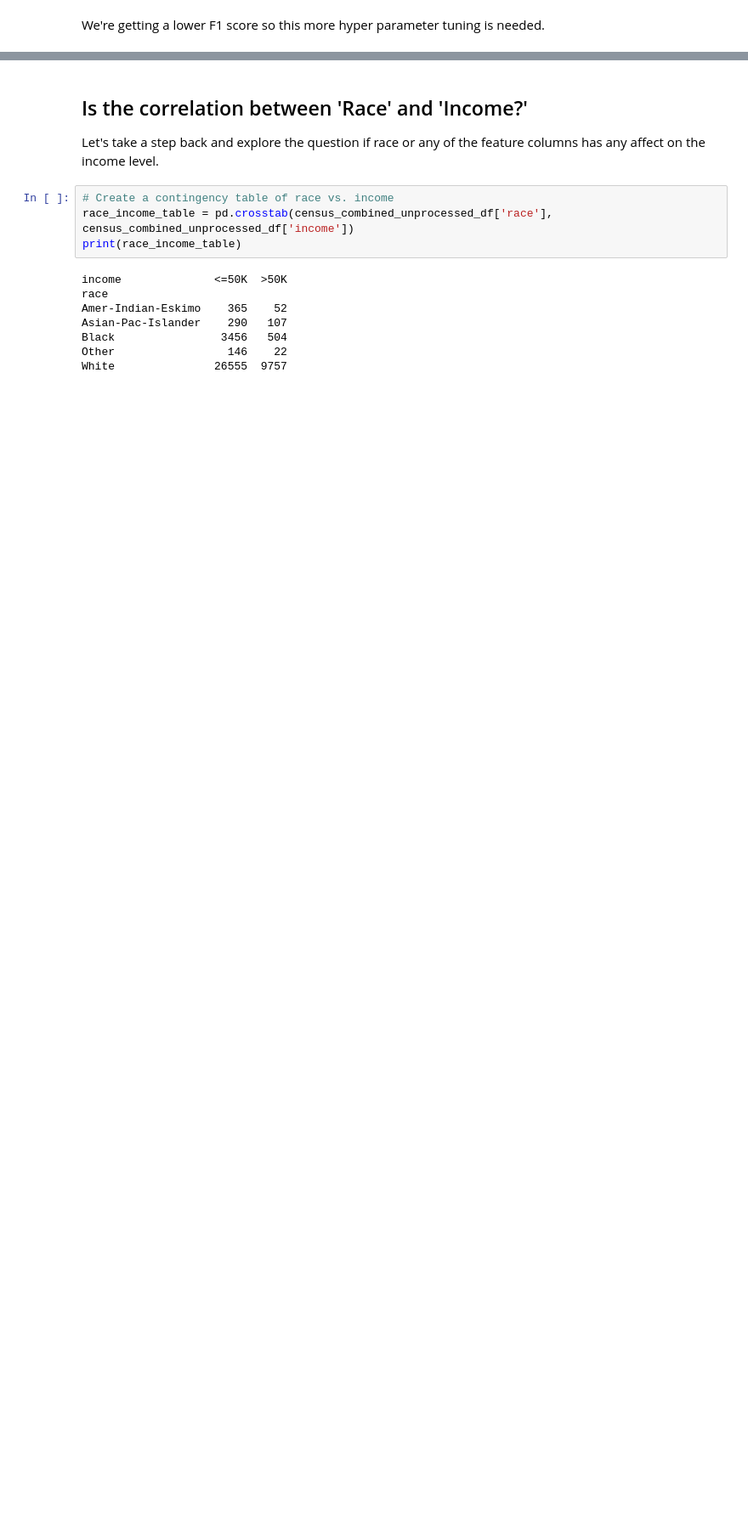
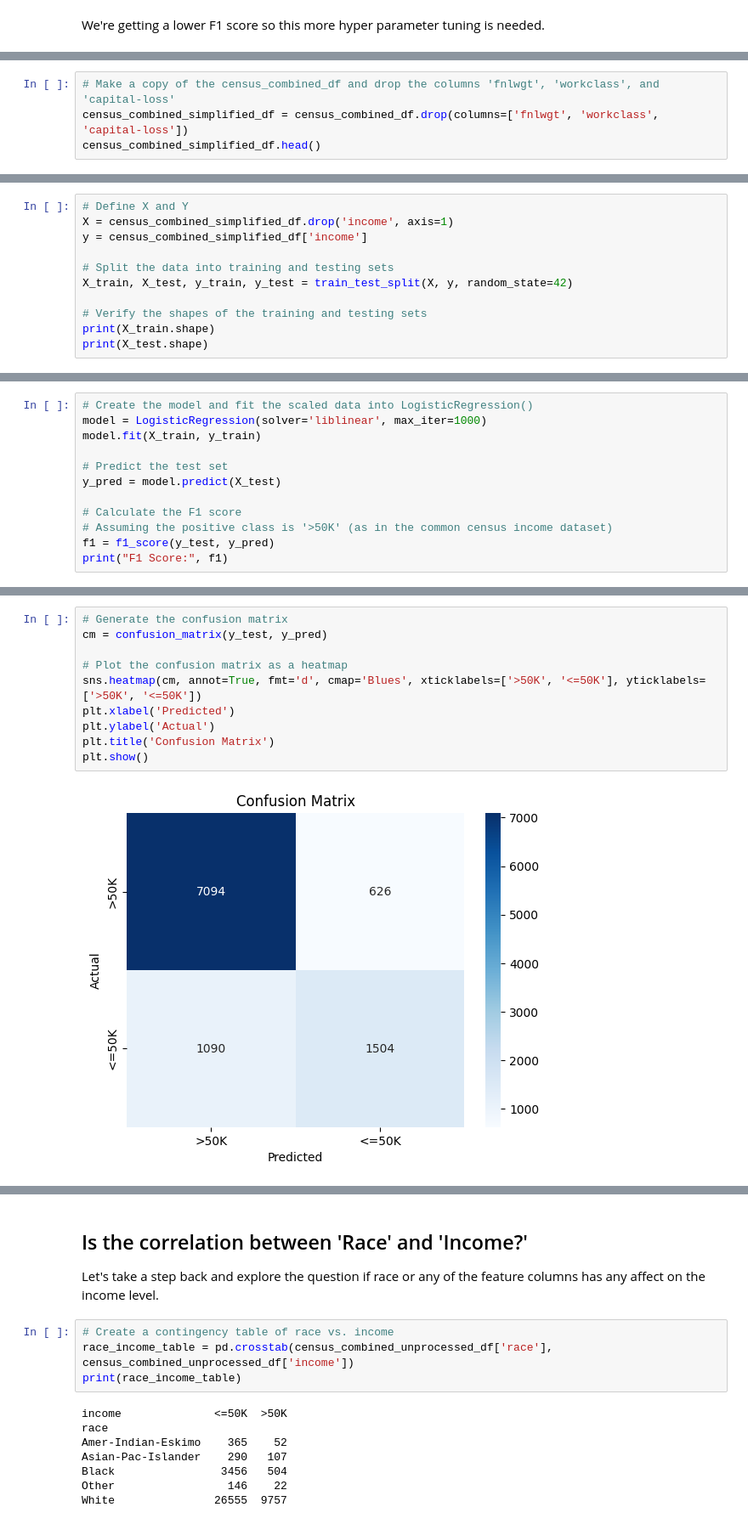
Before and after one commit to AIBC2024/Group-2-Census-Income, a Jupyter notebook: Group_2_Census_Income_ML_Model.ipynb, the cells around one changed output, grey strips where cells are left out. Shown at 85% size. Drawn from its saved outputs; the diff is of its cells as text; blank space fills up the shorter version.

Commit message:
dropped the smallest coefficients from the logistic regression model and run different models to improve F1 score. Added correlation matrix and rearranged something to increase better notebook flow.

```diff
--- a/Group_2_Census_Income_ML_Model.ipynb
+++ b/Group_2_Census_Income_ML_Model.ipynb
@@ -932,0 +962,4 @@ We're getting a lower F1 score so this more hyper parameter tuning is needed.
+# %%
+# Make a copy of the census_combined_df and drop the columns 'fnlwgt', 'workclass', and 'capital-loss'
+census_combined_simplified_df = census_combined_df.drop(columns=['fnlwgt', 'workclass', 'capital-loss'])
+census_combined_simplified_df.head()
@@ -932,0 +975,11 @@ We're getting a lower F1 score so this more hyper parameter tuning is needed.
+# %%
+# Define X and Y
+X = census_combined_simplified_df.drop('income', axis=1)
+y = census_combined_simplified_df['income']
+
+# Split the data into training and testing sets
+X_train, X_test, y_train, y_test = train_test_split(X, y, random_state=42)
+
+# Verify the shapes of the training and testing sets
+print(X_train.shape)
+print(X_test.shape)
@@ -932,0 +989,12 @@ We're getting a lower F1 score so this more hyper parameter tuning is needed.
+# %%
+# Create the model and fit the scaled data into LogisticRegression()
+model = LogisticRegression(solver='liblinear', max_iter=1000)
+model.fit(X_train, y_train)
+
+# Predict the test set
+y_pred = model.predict(X_test)
+
+# Calculate the F1 score
+# Assuming the positive class is '>50K' (as in the common census income dataset)
+f1 = f1_score(y_test, y_pred)
+print("F1 Score:", f1)
@@ -932,0 +1009,12 @@ We're getting a lower F1 score so this more hyper parameter tuning is needed.
+# %%
+# Generate the confusion matrix
+cm = confusion_matrix(y_test, y_pred)
+
+# Plot the confusion matrix as a heatmap
+sns.heatmap(cm, annot=True, fmt='d', cmap='Blues', xticklabels=['>50K', '<=50K'], yticklabels=['>50K', '<=50K'])
+plt.xlabel('Predicted')
+plt.ylabel('Actual')
+plt.title('Confusion Matrix')
+plt.show()
+# %% [output]
+[figure, added]
```
Also changed, not shown: parts of 16 cells of this notebook.
